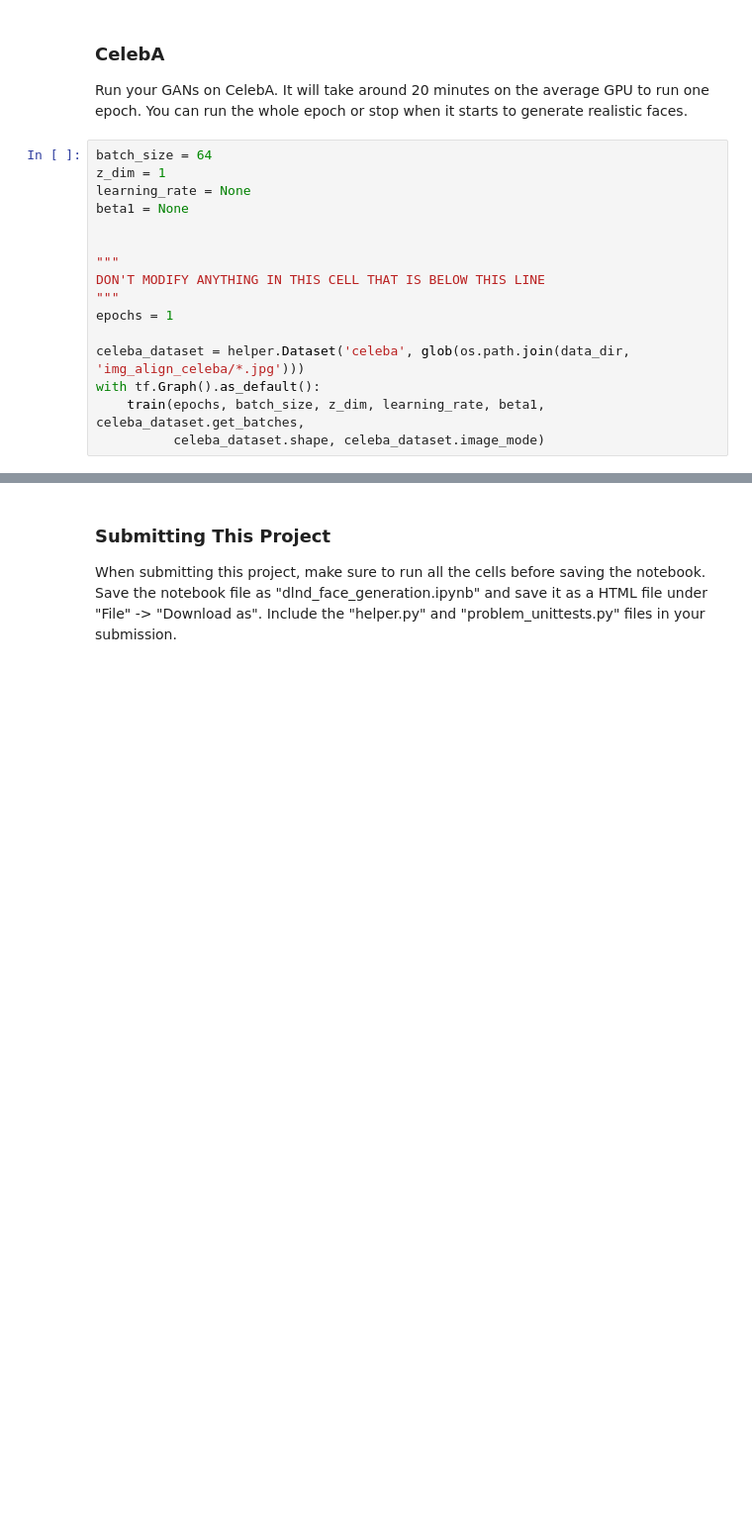
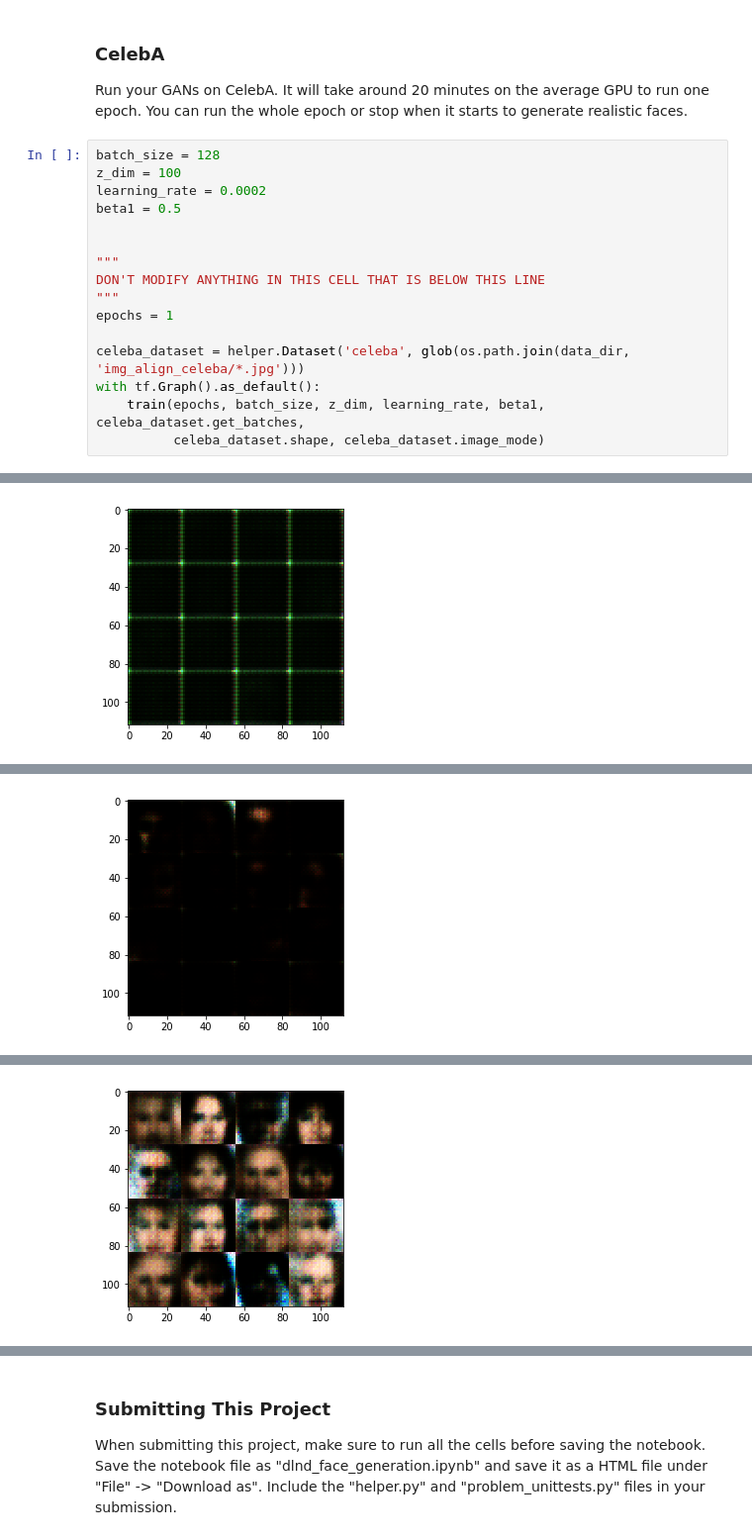
Before and after one commit to EricHodgins/DLND_Generate_Faces_Project, a Jupyter notebook: dlnd_face_generation.ipynb, the cells around one changed output, grey strips where cells are left out. Shown at 99% size. Saved outputs shown, nothing was run; the diff lists cells and outputs as text; blank space fills up the shorter version.

```diff
--- a/dlnd_face_generation.ipynb
+++ b/dlnd_face_generation.ipynb
@@ -453,10 +485,10 @@ IndexError: list index out of range
 ### CelebA
 Run your GANs on CelebA.  It will take around 20 minutes on the average GPU to run one epoch.  You can run the whole epoch or stop when it starts to generate realistic faces.
 # %%
-batch_size = 64
-z_dim = 1
-learning_rate = None
-beta1 = None
+batch_size = 128
+z_dim = 100
+learning_rate = 0.0002
+beta1 = 0.5
 
 
 """
@@ -468,3 +500,4 @@ celeba_dataset = helper.Dataset('celeba', glob(os.path.join(data_dir, 'img_align
 with tf.Graph().as_default():
     train(epochs, batch_size, z_dim, learning_rate, beta1, celeba_dataset.get_batches,
           celeba_dataset.shape, celeba_dataset.image_mode)
+# %% [output]
@@ -470,0 +514 @@ with tf.Graph().as_default():
+[figure, added]
@@ -470,0 +525 @@ with tf.Graph().as_default():
+[figure, added]
@@ -470,0 +536 @@ with tf.Graph().as_default():
+[figure, added]
```
Also changed, not shown: parts of 6 cells of this notebook, 5 other files.
